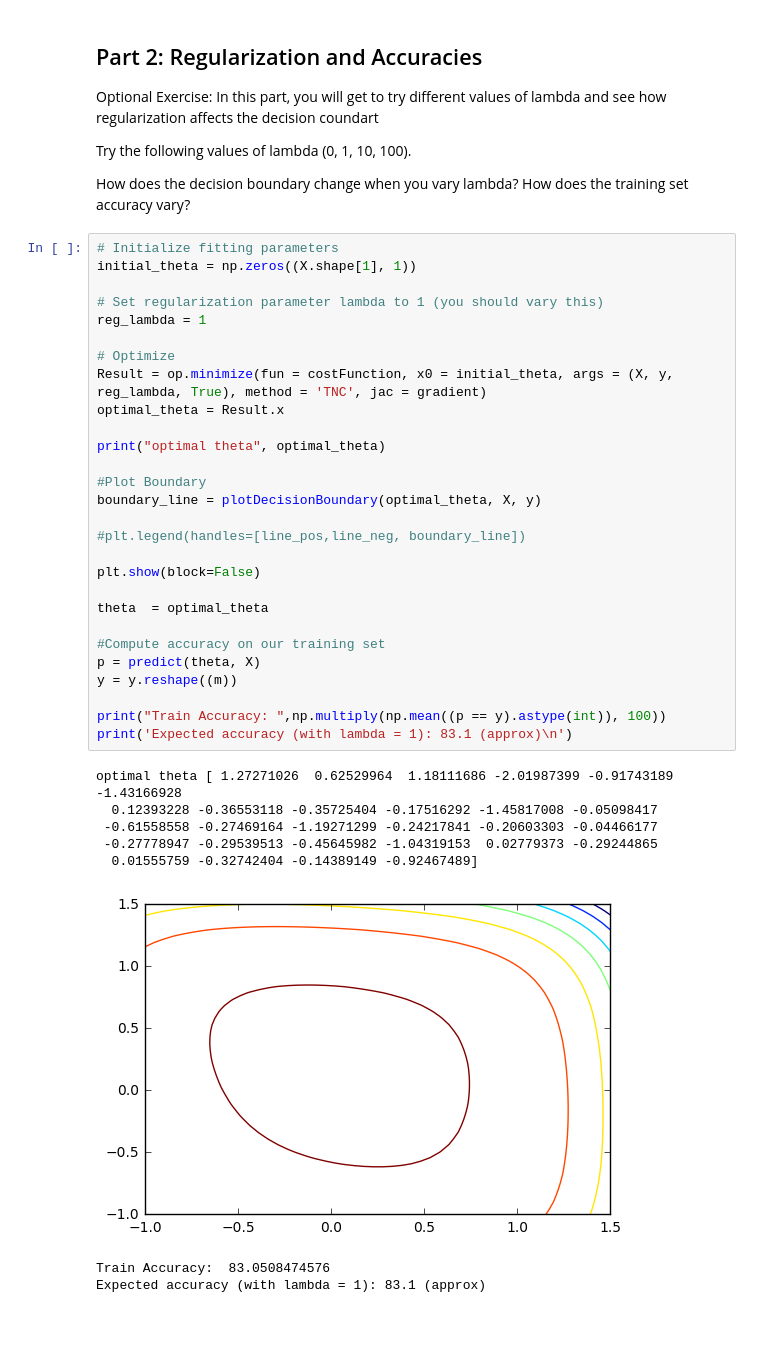
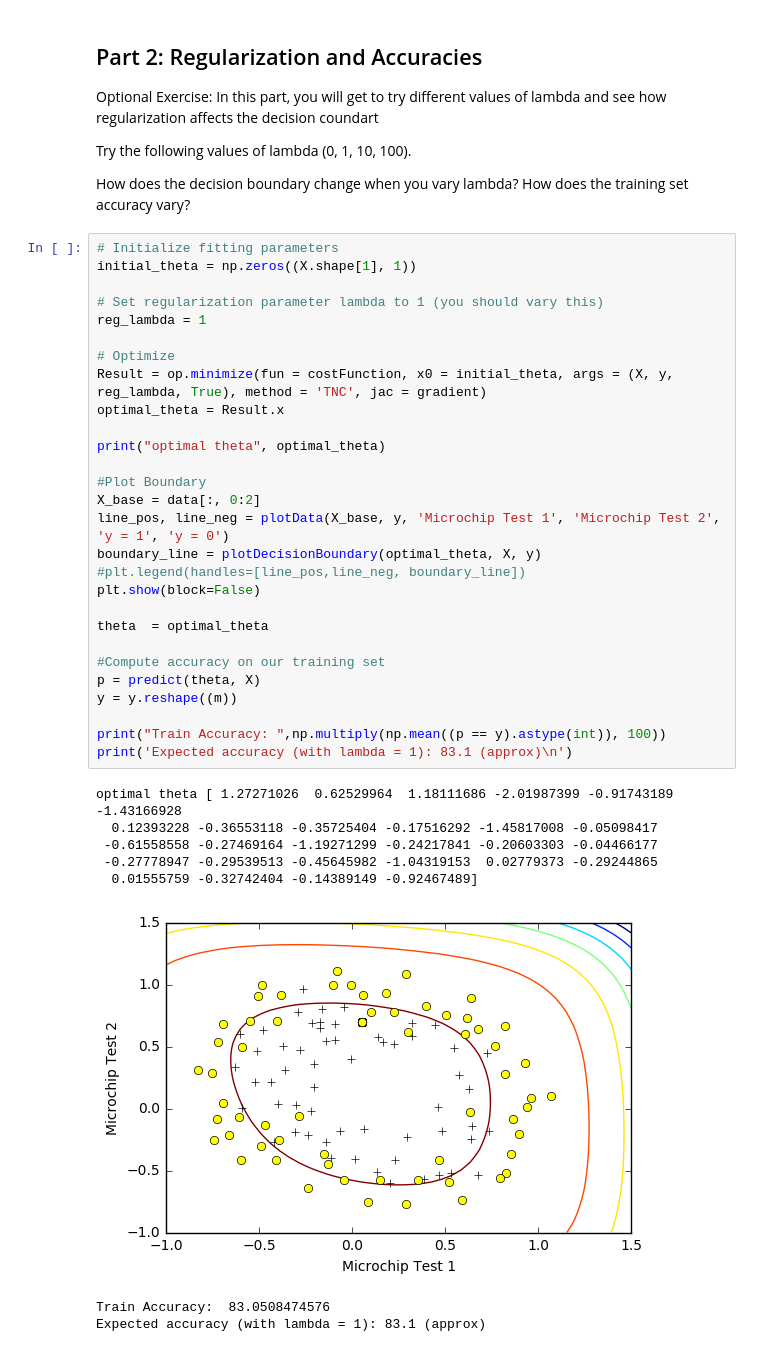
Before and after one commit to hzitoun/machine_learning_from_scratch_matlab_python, a Jupyter notebook: jupyter_notebooks/week_3/ex2_reg.ipynb, the cells around one changed output. Drawn from its saved outputs; the diff is of its cells as text; blank space fills up the shorter version.

```diff
--- a/jupyter_notebooks/week_3/ex2_reg.ipynb
+++ b/jupyter_notebooks/week_3/ex2_reg.ipynb
@@ -114,35 +114,35 @@ Gradient at initial theta (zeros) - first five values only:
 initial_theta = np.zeros((X.shape[1], 1))
 
 # Set regularization parameter lambda to 1 (you should vary this)
 reg_lambda = 1
 
 # Optimize
 Result = op.minimize(fun = costFunction, x0 = initial_theta, args = (X, y, reg_lambda, True), method = 'TNC', jac = gradient)
 optimal_theta = Result.x
 
 print("optimal theta", optimal_theta)
 
 #Plot Boundary
+X_base = data[:, 0:2]
+line_pos, line_neg = plotData(X_base, y, 'Microchip Test 1', 'Microchip Test 2', 'y = 1', 'y = 0')
 boundary_line = plotDecisionBoundary(optimal_theta, X, y)
-
 #plt.legend(handles=[line_pos,line_neg, boundary_line])
-
 plt.show(block=False)
 
 theta  = optimal_theta
 
 #Compute accuracy on our training set
 p = predict(theta, X)
 y = y.reshape((m))
 
 print("Train Accuracy: ",np.multiply(np.mean((p == y).astype(int)), 100))
 print('Expected accuracy (with lambda = 1): 83.1 (approx)\n')
 # %% [output]
 optimal theta [ 1.27271026  0.62529964  1.18111686 -2.01987399 -0.91743189 -1.43166928
   0.12393228 -0.36553118 -0.35725404 -0.17516292 -1.45817008 -0.05098417
  -0.61558558 -0.27469164 -1.19271299 -0.24217841 -0.20603303 -0.04466177
  -0.27778947 -0.29539513 -0.45645982 -1.04319153  0.02779373 -0.29244865
   0.01555759 -0.32742404 -0.14389149 -0.92467489]
-[figure, old version]
+[figure, new version]
 Train Accuracy:  83.0508474576
 Expected accuracy (with lambda = 1): 83.1 (approx)
```
Also changed, not shown: 3 other files.
